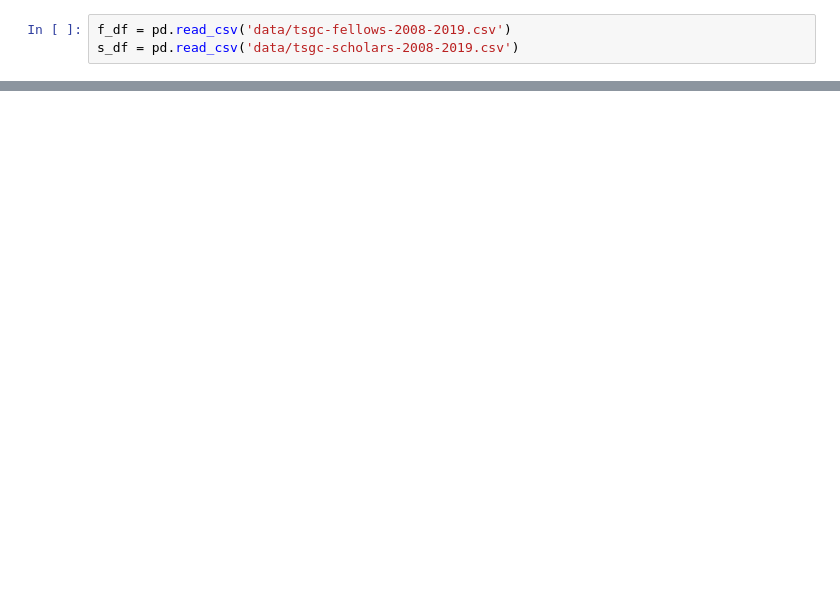
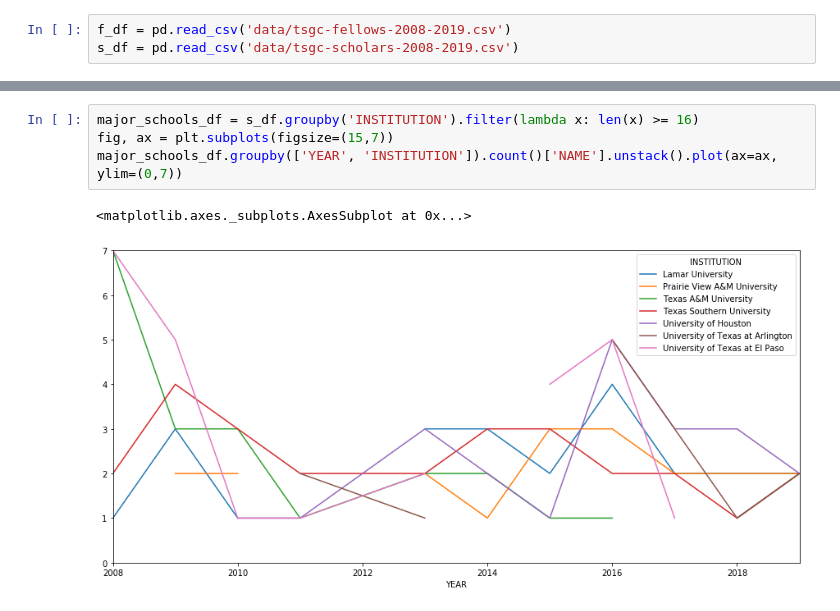
Before and after one commit to cloudy/tsgc-fellowship-analysis, a Jupyter notebook: fellows-scholars-analysis.ipynb, the cells around one changed output, grey strips where cells are left out. Saved outputs shown, nothing was run; the diff lists cells and outputs as text; blank space fills up the shorter version.

```diff
--- a/fellows-scholars-analysis.ipynb
+++ b/fellows-scholars-analysis.ipynb
@@ -195,0 +215,7 @@ NameError: name 'all_data' is not defined
+# %%
+major_schools_df = s_df.groupby('INSTITUTION').filter(lambda x: len(x) >= 16)
+fig, ax = plt.subplots(figsize=(15,7))
+major_schools_df.groupby(['YEAR', 'INSTITUTION']).count()['NAME'].unstack().plot(ax=ax, ylim=(0,7))
+# %% [output]
+<matplotlib.axes._subplots.AxesSubplot at 0x...>
+[figure, added]
```
Also changed, not shown: parts of 18 cells of this notebook, 2 other files.
